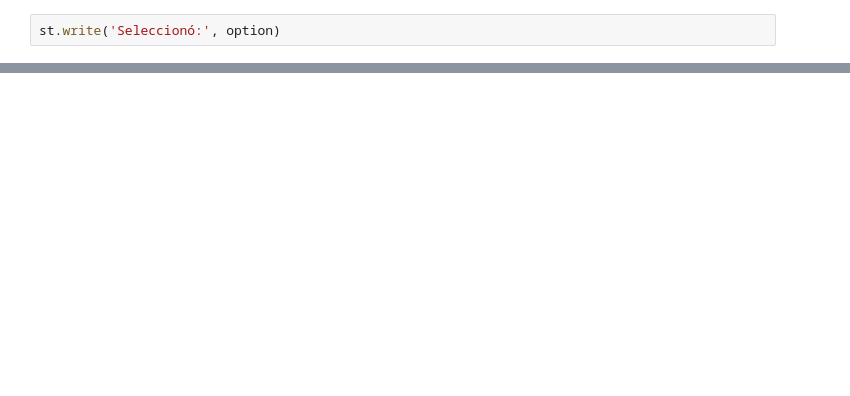
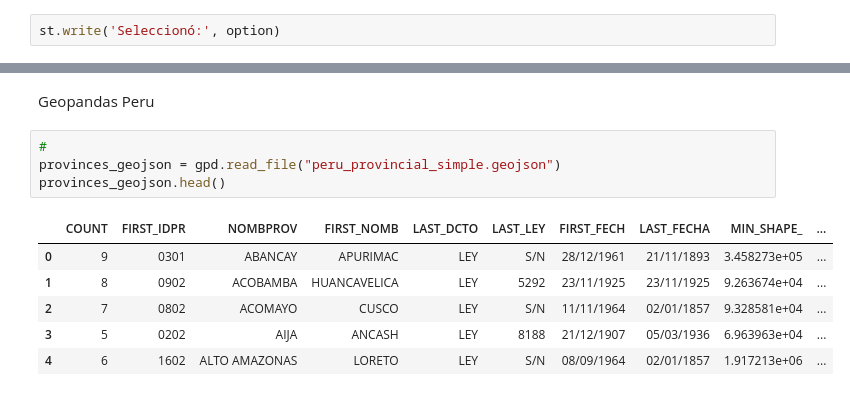
Before and after one commit to fduartej/python_covid_trabajo_final, a Jupyter notebook: CovidNotebook.ipynb, the cells around one changed output, grey strips where cells are left out. Cells and saved outputs as stored; diff of their text form; blank space fills up the shorter version.

```diff
--- a/CovidNotebook.ipynb
+++ b/CovidNotebook.ipynb
@@ -41,0 +62,13 @@ st.write('Seleccionó:', option)
+# %% [markdown]
+Geopandas Peru
+# %%
+#
+provinces_geojson = gpd.read_file("peru_provincial_simple.geojson")
+provinces_geojson.head()
+# %% [output]
+|  | COUNT | FIRST_IDPR | NOMBPROV | FIRST_NOMB | LAST_DCTO | LAST_LEY | FIRST_FECH | LAST_FECHA | MIN_SHAPE_ | ... |
+| 0 | 9 | 0301 | ABANCAY | APURIMAC | LEY | S/N | 28/12/1961 | 21/11/1893 | 3.458273e+05 | ... |
+| 1 | 8 | 0902 | ACOBAMBA | HUANCAVELICA | LEY | 5292 | 23/11/1925 | 23/11/1925 | 9.263674e+04 | ... |
+| 2 | 7 | 0802 | ACOMAYO | CUSCO | LEY | S/N | 11/11/1964 | 02/01/1857 | 9.328581e+04 | ... |
+| 3 | 5 | 0202 | AIJA | ANCASH | LEY | 8188 | 21/12/1907 | 05/03/1936 | 6.963963e+04 | ... |
+| 4 | 6 | 1602 | ALTO AMAZONAS | LORETO | LEY | S/N | 08/09/1964 | 02/01/1857 | 1.917213e+06 | ... |
```
Also changed, not shown: parts of 9 cells of this notebook, 3 other files.
